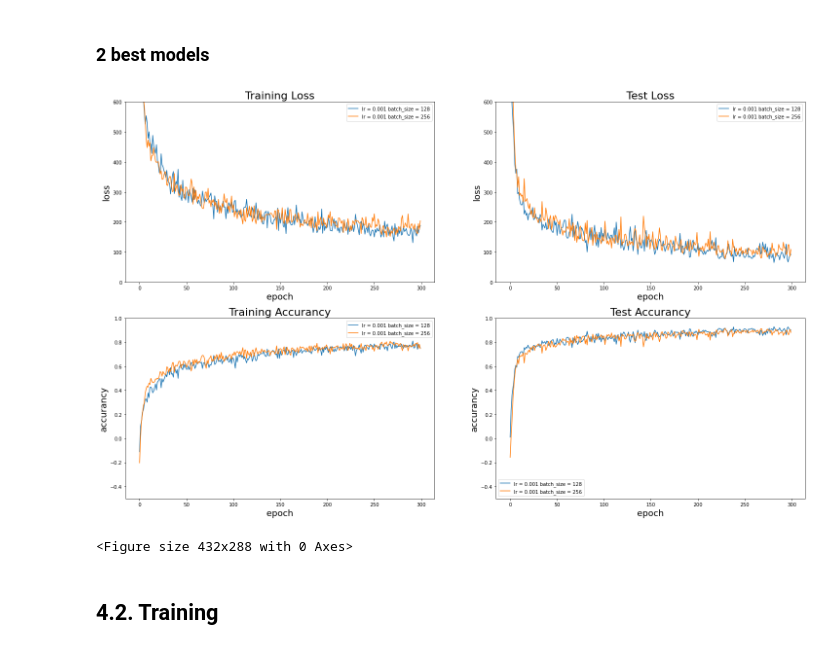
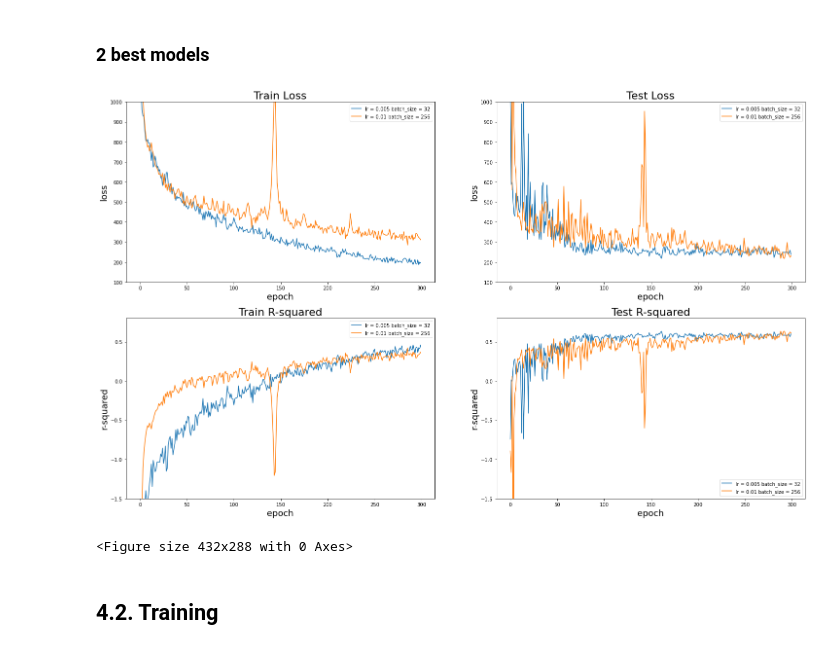
Before and after one commit to JamEwe/ADMET-PrInt, a Jupyter notebook: experiments/protein_plasma_binding/pubchem_FCNN.ipynb, the cells around one changed output. Saved outputs shown, nothing was run; the diff lists cells and outputs as text; code cells hidden in the pictures.

```diff
--- a/experiments/protein_plasma_binding/pubchem_FCNN.ipynb
+++ b/experiments/protein_plasma_binding/pubchem_FCNN.ipynb
@@ -129,7 +130,7 @@ for lr in lrs:
         train_loader = DataLoader(train_dataset, batch_size=batch_size, shuffle=False)
 
         valid_dataset = TensorDataset(torch.FloatTensor(X_valid.values), torch.FloatTensor(y_valid.values.reshape(-1, 1)))
-        valid_loader = DataLoader(valid_dataset, batch_size=351, shuffle=False)
+        valid_loader = DataLoader(valid_dataset, batch_size=266, shuffle=False)
 
         epochs = 300
         criterion = nn.MSELoss()
@@ -246,33 +247,33 @@ def plot_all(ax, data_list):
 
 figure, ((ax1, ax2), (ax3, ax4)) = plt.subplots(2, 2,figsize=(25,15))
 plt.figure(figsize=(25,15))
-ax1.set_title("Training Loss", fontsize=22)
+ax1.set_title("Train Loss", fontsize=22)
 plot_all(ax1, train_losses_all)
 ax1.set_xlabel("epoch", fontsize=18)
 ax1.set_ylabel("Loss", fontsize=18)
 ax1.legend()
-ax1.set_ylim([0, 1200])
+ax1.set_ylim([0, 1800])
 
 ax2.set_title("Test Loss", fontsize=22)
 plot_all(ax2, test_losses_all)
 ax2.set_xlabel("epoch", fontsize=18)
 ax2.set_ylabel("Loss", fontsize=18)
 ax2.legend()
-ax2.set_ylim([0, 1200])
+ax2.set_ylim([0, 1800])
 
-ax3.set_title("Training Accurancy", fontsize=22)
+ax3.set_title("Train R-squared", fontsize=22)
 plot_all(ax3, train_accs_all)
 ax3.set_xlabel("epoch", fontsize=18)
-ax3.set_ylabel("accurancy", fontsize=18)
+ax3.set_ylabel("r-squared", fontsize=18)
 ax3.legend()
-ax3.set_ylim([-1.5,1])
+ax3.set_ylim([-2,1])
 
-ax4.set_title("Test Accurancy", fontsize=22)
+ax4.set_title("Test R-squared", fontsize=22)
 plot_all(ax4, test_accs_all)
 ax4.set_xlabel("epoch", fontsize=18)
-ax4.set_ylabel("accurancy", fontsize=18)
+ax4.set_ylabel("r-squared", fontsize=18)
 ax4.legend()
-ax4.set_ylim([-1.5,1])
+ax4.set_ylim([-2,1])
 
 plt.show()
 # %% [output]
@@ -319,40 +320,40 @@ for data in test_losses_all:
 # %%
 figure, ((ax1, ax2), (ax3, ax4)) = plt.subplots(2, 2,figsize=(25,15))
 plt.figure()
-ax1.set_title("Training Loss", fontsize=22)
-ax1.plot(train_losses_all[2],label="lr = 0.001 batch_size = 128")
-ax1.plot(train_losses_all[3],label="lr = 0.001 batch_size = 256")
+ax1.set_title("Train Loss", fontsize=22)
+ax1.plot(train_losses_all[4],label="lr = 0.005 batch_size = 32")
+ax1.plot(train_losses_all[11],label="lr = 0.01 batch_size = 256")
 ax1.set_xlabel("epoch", fontsize=18)
 ax1.set_ylabel("loss", fontsize=18)
 ax1.legend()
-ax1.set_ylim([0, 600])
+ax1.set_ylim([100, 1000])
 
 ax2.set_title("Test Loss", fontsize=22)
-ax2.plot(test_losses_all[2],label="lr = 0.001 batch_size = 128")
-ax2.plot(test_losses_all[3],label="lr = 0.001 batch_size = 256")
+ax2.plot(test_losses_all[4],label="lr = 0.005 batch_size = 32")
+ax2.plot(test_losses_all[11],label="lr = 0.01 batch_size = 256")
 ax2.set_xlabel("epoch", fontsize=18)
 ax2.set_ylabel("loss", fontsize=18)
 ax2.legend()
-ax2.set_ylim([0, 600])
+ax2.set_ylim([100, 1000])
 
-ax3.set_title("Training Accurancy", fontsize=22)
-ax3.plot(train_accs_all[2],label="lr = 0.001 batch_size = 128")
-ax3.plot(train_accs_all[3],label="lr = 0.001 batch_size = 256")
+ax3.set_title("Train R-squared", fontsize=22)
+ax3.plot(train_accs_all[4],label="lr = 0.005 batch_size = 32")
+ax3.plot(train_accs_all[11],label="lr = 0.01 batch_size = 256")
 ax3.set_xlabel("epoch", fontsize=18)
-ax3.set_ylabel("accurancy", fontsize=18)
+ax3.set_ylabel("r-squared", fontsize=18)
 ax3.legend()
-ax3.set_ylim([-0.5,1])
+ax3.set_ylim([-1.5,0.8])
 
-ax4.set_title("Test Accurancy", fontsize=22)
-ax4.plot(test_accs_all[2],label="lr = 0.001 batch_size = 128")
-ax4.plot(test_accs_all[3],label="lr = 0.001 batch_size = 256")
+ax4.set_title("Test R-squared", fontsize=22)
+ax4.plot(test_accs_all[4],label="lr = 0.005 batch_size = 32")
+ax4.plot(test_accs_all[11],label="lr = 0.01 batch_size = 256")
 ax4.set_xlabel("epoch", fontsize=18)
-ax4.set_ylabel("accurancy", fontsize=18)
+ax4.set_ylabel("r-squared", fontsize=18)
 ax4.legend()
-ax4.set_ylim([-0.5,1])
+ax4.set_ylim([-1.5,0.8])
 plt.show()
 # %% [output]
-[figure, old version]
+[figure, new version]
 <Figure size 432x288 with 0 Axes>
 # %% [markdown]
 ## 4.2. Training
```
Also changed, not shown: parts of 12 cells of this notebook, 1 other file.
